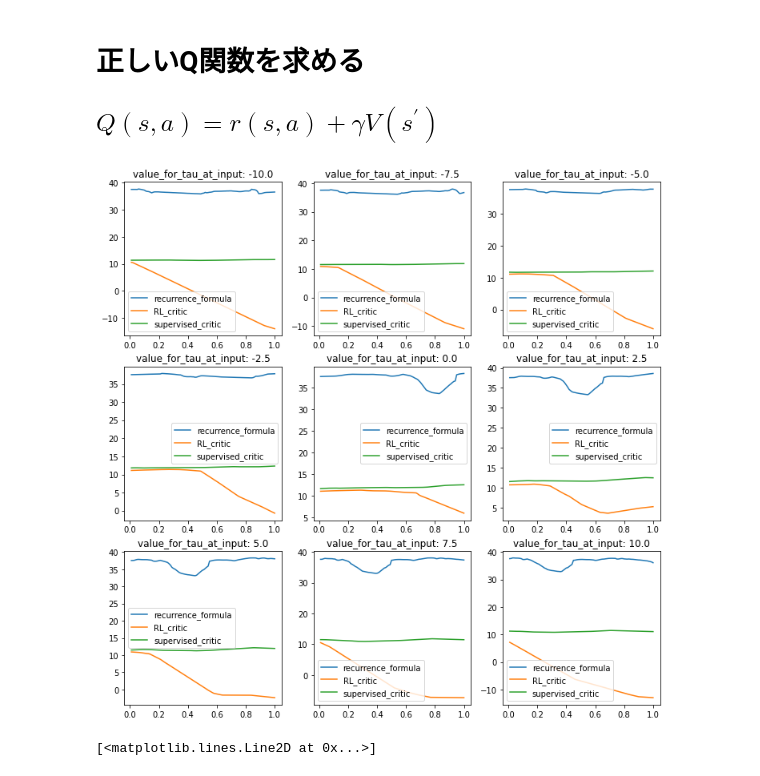
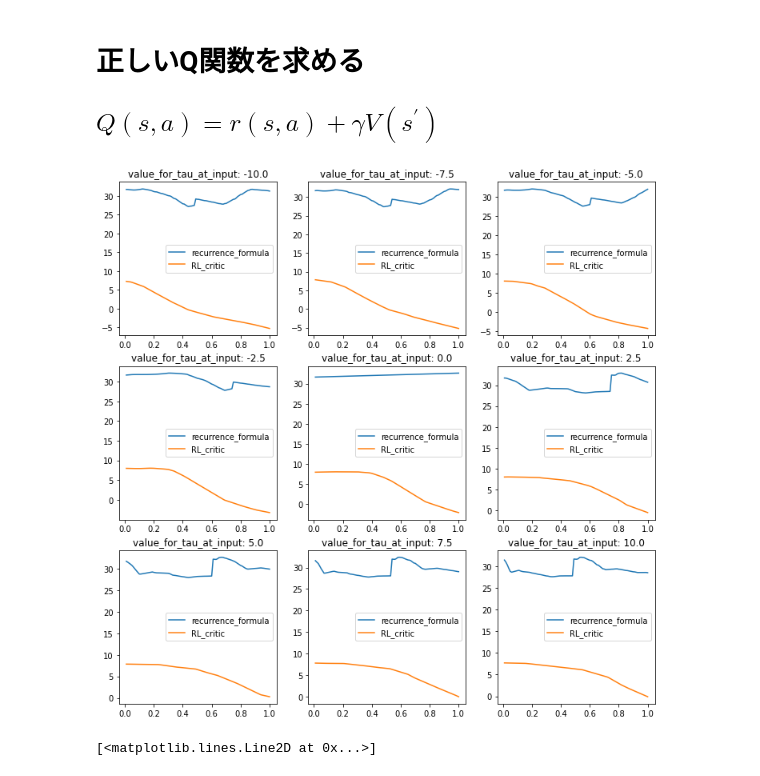
Before and after one commit to ibuki1024/eventDDPG, a Jupyter notebook: notebook/self_trigger/critic_approximation.ipynb, the cells around one changed output. Drawn from its saved outputs; the diff is of its cells as text; code cells hidden in the pictures.

Commit message:
compare Q and critic

```diff
--- a/notebook/self_trigger/critic_approximation.ipynb
+++ b/notebook/self_trigger/critic_approximation.ipynb
@@ -276,7 +315,7 @@ supervised は $(s, \pi(s))$で学習<br>
 # %%
 # load agent
 a.actor.load_weights('./saved_agent/learned_self_clipped2_actor.h5')
-a.critic.load_weights('./saved_agent/learned_self_clipped_critic2_supervised.h5')
+a.critic.load_weights('./saved_agent/learned_self_clipped2_critic_supervised.h5')
 # %%
 v_aps2 = []
 
@@ -328,11 +359,11 @@ const_state_Q_supervised = []
 
 const_state = np.array([0, 0])
 
-a.critic.load_weights('./saved_agent/learned_self_clipped_critic.h5')
+a.critic.load_weights('./saved_agent/learned_self_clipped2_critic.h5')
 for action in action_batch:
     const_state_Q.append(value_for_one_state(action, a, const_state))
 
-a.critic.load_weights('./saved_agent/learned_self_clipped_critic_supervised.h5')
+a.critic.load_weights('./saved_agent/learned_self_clipped2_critic_supervised.h5')
 for action in action_batch:
     const_state_Q_supervised.append(value_for_one_state(action, a, const_state))
 
@@ -362,4 +395,4 @@ plt.legend()
 # 正しいQ関数を求める
 ## $Q(s,a) = r(s,a) + \gamma V(s^{\prime})$
 # %%
-a.actor.load_weights('./saved_agent/learned_self_clipped_actor.h5')
+a.actor.load_weights('./saved_agent/learned_self_clipped2_actor.h5')
@@ -386,30 +399,31 @@ def learned_Q(state, action, agent, env):
 # %%
+%matplotlib inline
 taus = np.linspace(0.01,1.0,100)
 inputs = np.linspace(-10, 10, 9)
-state = np.array([.18,.1])
+state = np.array([.0,.0])
 
 plt.figure(figsize=(12,12))
 for i, inp in enumerate(inputs):
     plt.subplot(3,3,i+1)
     fq = []
-    fs = []
+    #fs = []
     fl = []
     for tau in taus:
         action = np.array([inp, tau])
-        a.critic.load_weights('./saved_agent/learned_self_clipped_critic_supervised.h5') # value function計算用
+        a.critic.load_weights('./saved_agent/learned_self_clipped2_critic_supervised.h5') # value function計算用
         fq.append(learned_Q(state, action, a, env))
-        a.critic.load_weights('./saved_agent/learned_self_clipped_critic_supervised_dist.h5')
-        fs.append(value_for_one_state(action, a, state=state))
-        a.critic.load_weights('./saved_agent/learned_self_clipped_critic.h5')
+        #a.critic.load_weights('./saved_agent/learned_self_clipped_critic_supervised_dist.h5')
+        #fs.append(value_for_one_state(action, a, state=state))
+        a.critic.load_weights('./saved_agent/learned_self_clipped2_critic.h5')
         fl.append(value_for_one_state(action, a, state=state))
     plt.plot(taus, fq, label='recurrence_formula')
     plt.plot(taus, fl, label='RL_critic')
-    plt.plot(taus, fs, label='supervised_critic')
+    #plt.plot(taus, fs, label='supervised_critic')
     plt.title(f'value_for_tau_at_input: {inp}')
     plt.legend()
 plt.show()
 # %% [output]
-[figure, old version]
+[figure, new version]
 # %%
 plt.plot(taus, np.array(fs))
 #plt.plot(fq)
```
Also changed, not shown: parts of 15 cells of this notebook, 12 other files.
